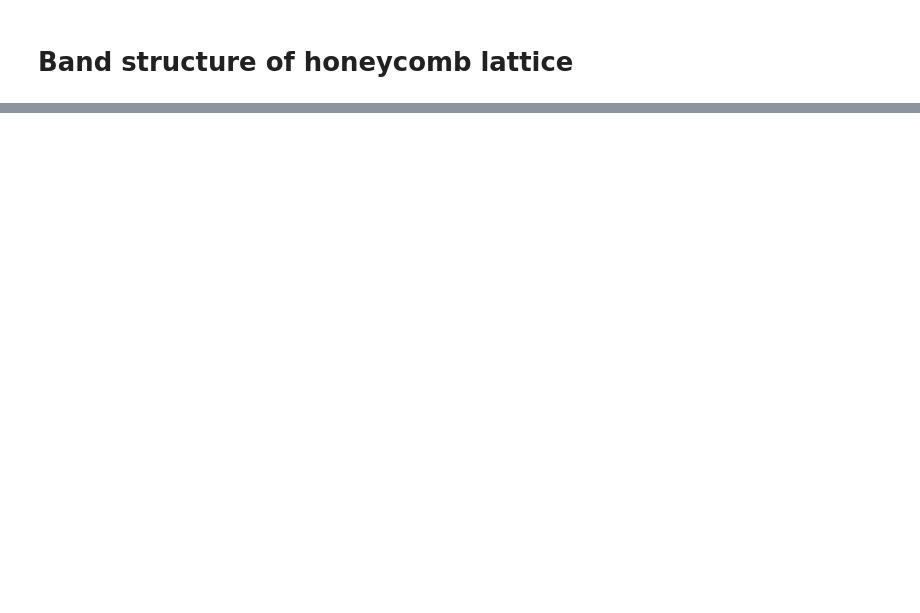
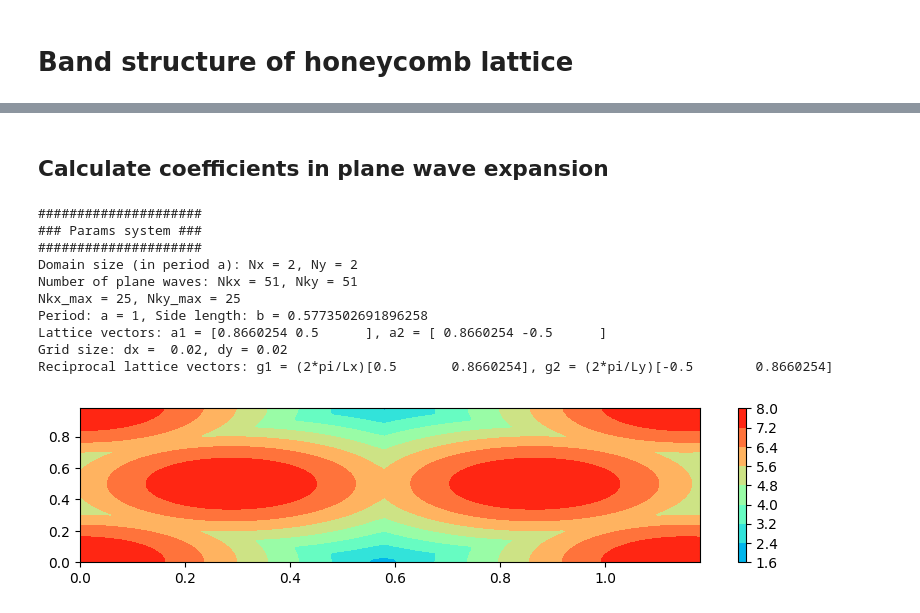
Before and after one commit to sangsoonoh/soliton_exciton, a Jupyter notebook: Kartashov/band_honeycomb.ipynb, the cells around one changed output, grey strips where cells are left out. Saved outputs shown, nothing was run; the diff lists cells and outputs as text; code cells hidden in the pictures; blank space fills up the shorter version.

```diff
--- a/Kartashov/band_honeycomb.ipynb
+++ b/Kartashov/band_honeycomb.ipynb
@@ -106,0 +128,45 @@ Reciprocal lattice vectors: g1 = [0.5       0.8660254], g2 = [-0.5        0.8660
+# %% [markdown]
+## Calculate coefficients in plane wave expansion
+# %%
+params = Params(Nx=2, Ny=2, Nkx=51, Nky=51, dx=0.02, dy=0.02)
+print(params)
+
+x_tab = honeycomb_2d(params)
+
+x_ = np.arange(0, 1.2, params.dx)
+y_ = np.arange(0, 1, params.dy)
+# y_ = np.arange(0, params.b*m.sqrt(3), params.dy)
+nx = len(x_)
+ny = len(y_)
+
+X,Y = np.meshgrid(x_, y_,indexing='ij')
+Z = np.empty([nx,ny])
+C = np.zeros([params.Nkx,params.Nky])
+
+nkx0 = np.floor(params.Nkx/2)
+nky0 = np.floor(params.Nky/2)
+
+R_tab = np.empty([nx,ny])
+
+for ii in range(nx):
+    for jj in range(ny):
+        R_tab[ii,jj] = R(X[ii,jj],Y[jj,jj],x_tab)
+
+plt.figure(figsize=(10,2))
+h = plt.contourf(X, Y, -1*R_tab, cmap="rainbow")
+
+plt.colorbar()
+plt.clim(0,8)
+plt.show()
+# %% [output]
+#####################
+### Params system ###
+#####################
+Domain size (in period a): Nx = 2, Ny = 2
+Number of plane waves: Nkx = 51, Nky = 51
+Nkx_max = 25, Nky_max = 25
+Period: a = 1, Side length: b = 0.5773502691896258
+Lattice vectors: a1 = [0.8660254 0.5      ], a2 = [ 0.8660254 -0.5      ]
+Grid size: dx =  0.02, dy = 0.02
+Reciprocal lattice vectors: g1 = (2*pi/Lx)[0.5       0.8660254], g2 = (2*pi/Ly)[-0.5        0.8660254]
+[figure, added]
```
Also changed, not shown: parts of 6 cells of this notebook, 1 other file.
